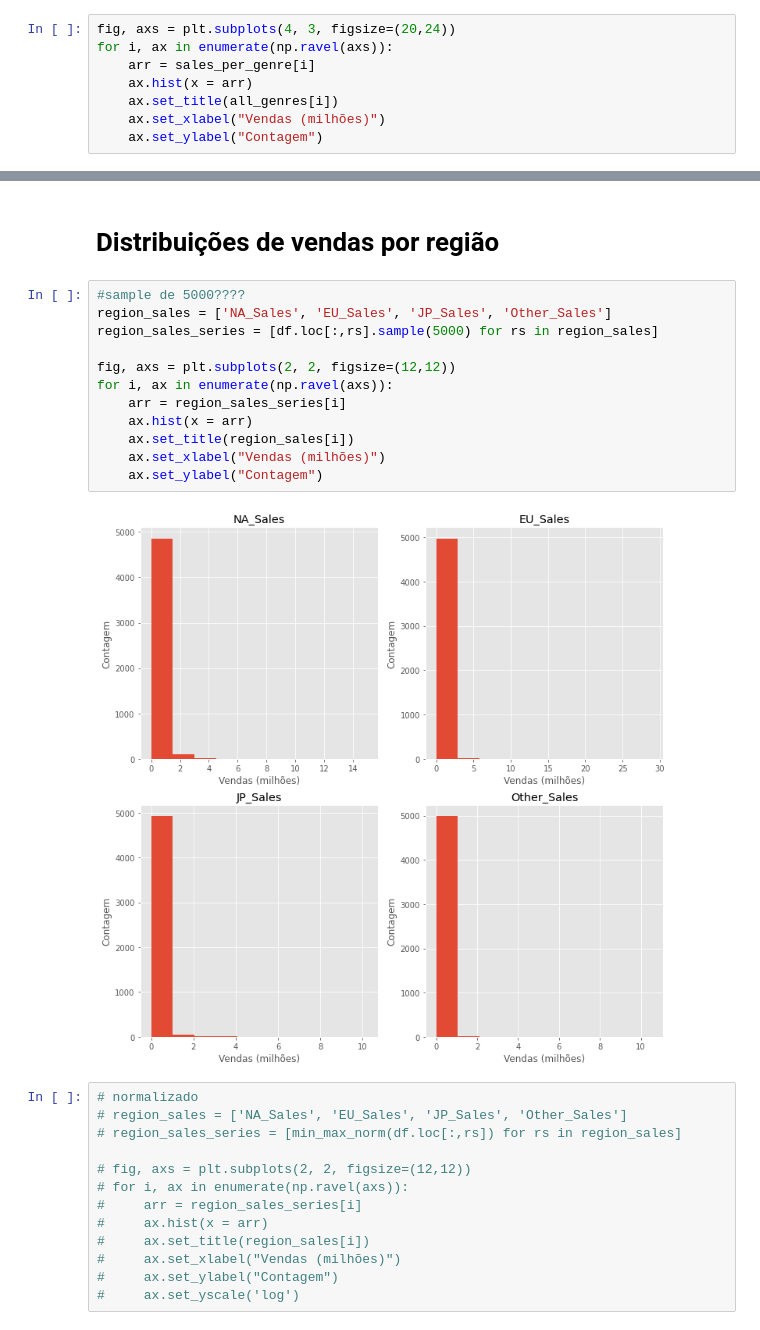
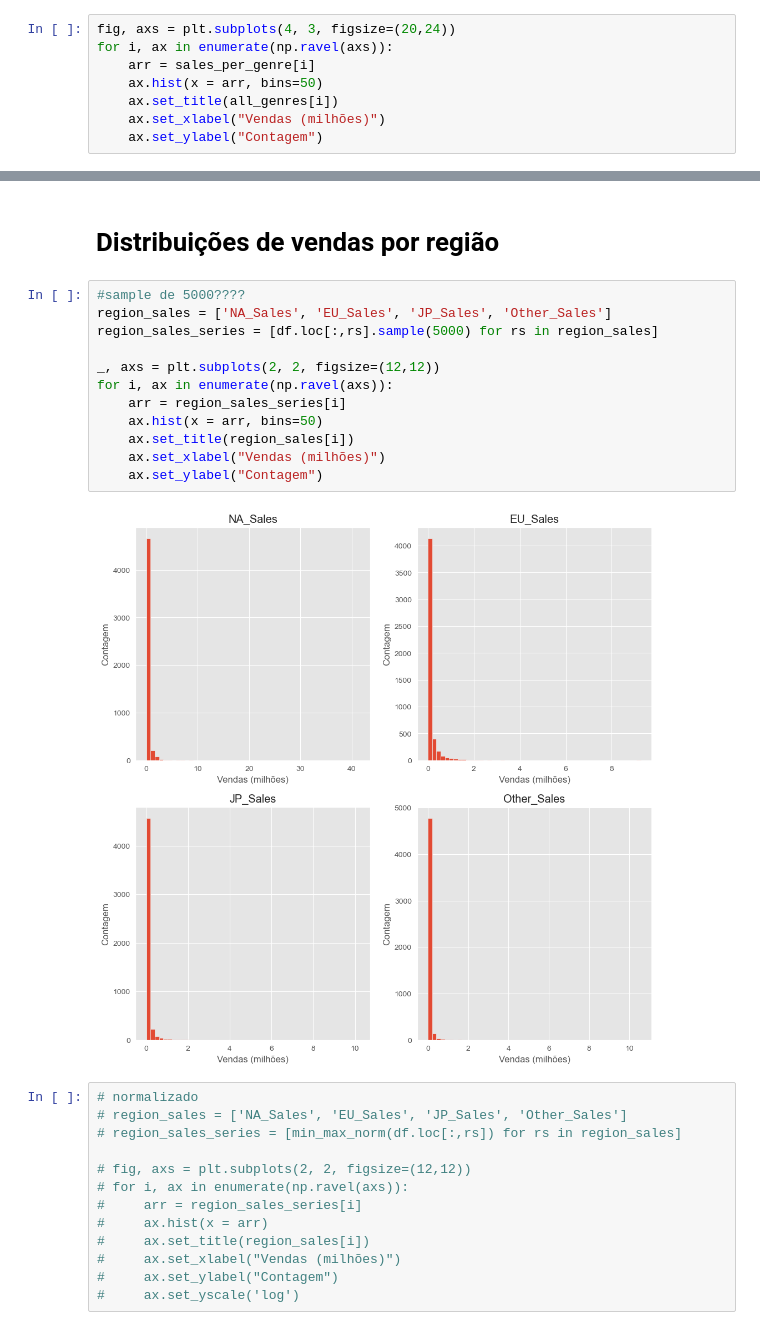
Before and after one commit to cafcaio/proj_estatistica, a Jupyter notebook: Game_Sales_Analysis.ipynb, the cells around one changed output, grey strips where cells are left out. Drawn from its saved outputs; the diff is of its cells as text.

```diff
--- a/Game_Sales_Analysis.ipynb
+++ b/Game_Sales_Analysis.ipynb
@@ -196,7 +210,7 @@ sales_per_genre = [df[df['Genre']==g]['Global_Sales'] for g in all_genres]
 fig, axs = plt.subplots(4, 3, figsize=(20,24))
 for i, ax in enumerate(np.ravel(axs)):
     arr = sales_per_genre[i]
-    ax.hist(x = arr)
+    ax.hist(x = arr, bins=50)
     ax.set_title(all_genres[i])
     ax.set_xlabel("Vendas (milhões)")
     ax.set_ylabel("Contagem")
@@ -225,17 +239,17 @@ plt.show()
 # %%
 #sample de 5000????
 region_sales = ['NA_Sales', 'EU_Sales', 'JP_Sales', 'Other_Sales']
 region_sales_series = [df.loc[:,rs].sample(5000) for rs in region_sales]
 
-fig, axs = plt.subplots(2, 2, figsize=(12,12))
+_, axs = plt.subplots(2, 2, figsize=(12,12))
 for i, ax in enumerate(np.ravel(axs)):
     arr = region_sales_series[i]
-    ax.hist(x = arr)
+    ax.hist(x = arr, bins=50)
     ax.set_title(region_sales[i])
     ax.set_xlabel("Vendas (milhões)")
     ax.set_ylabel("Contagem")
 # %% [output]
-[figure, old version]
+[figure, new version]
 # %%
 # normalizado
 # region_sales = ['NA_Sales', 'EU_Sales', 'JP_Sales', 'Other_Sales']
```
Also changed, not shown: parts of 23 cells of this notebook.
